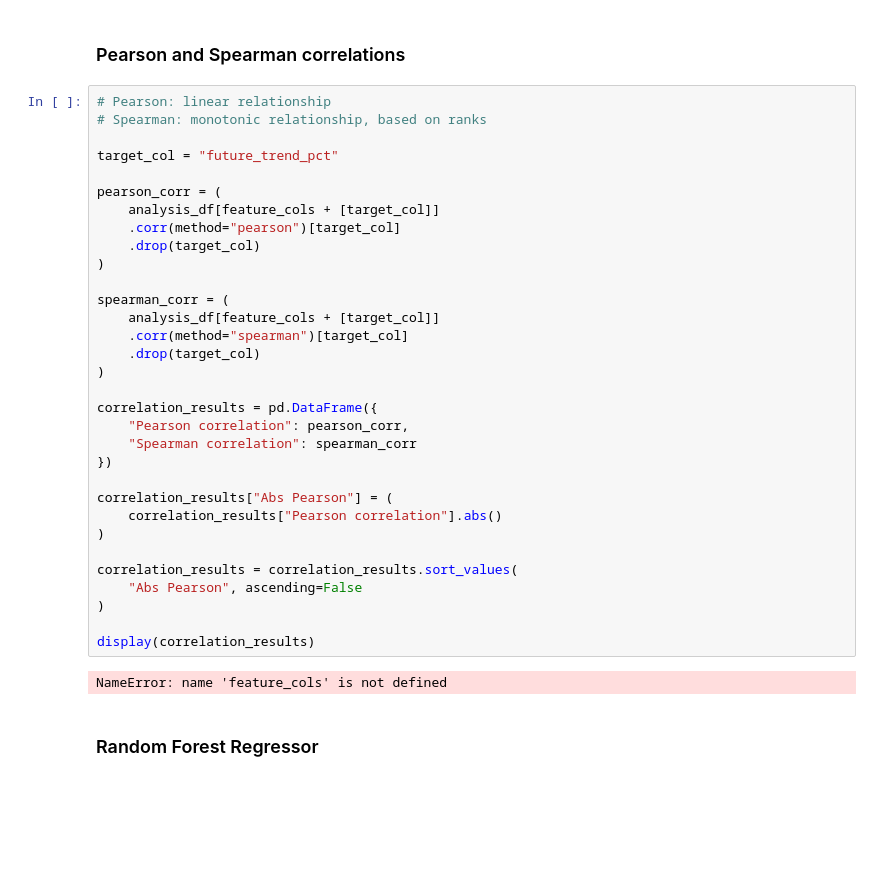
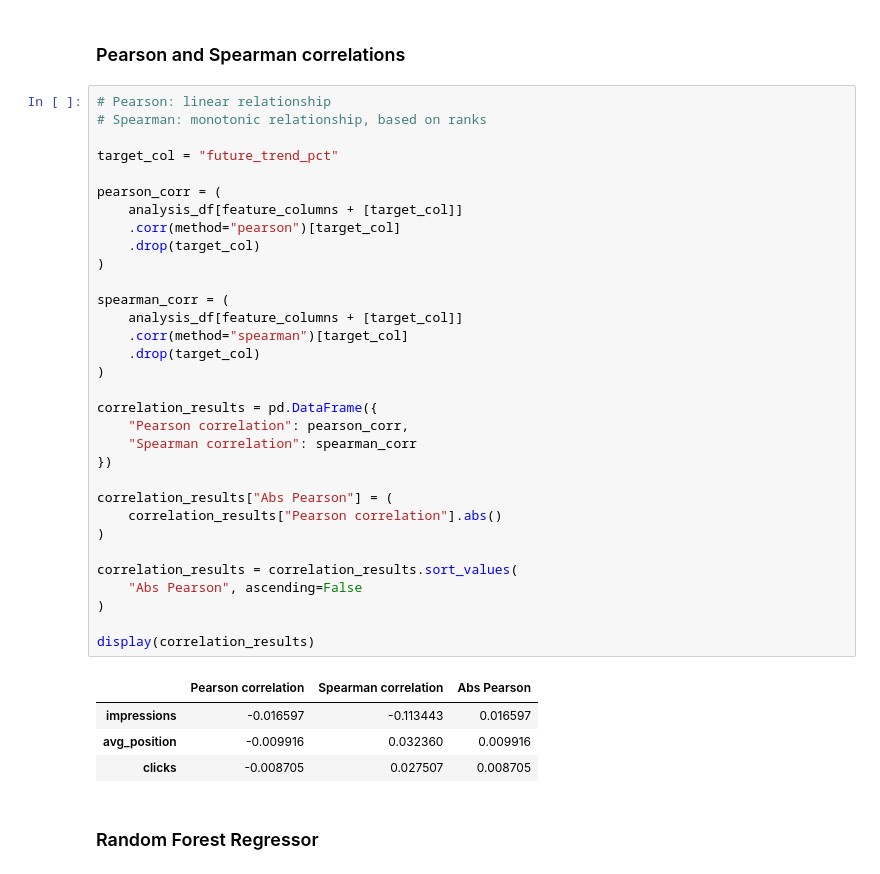
Before and after one commit to ReposofPriyanka/flyrank-ai-internship-ml-track, a Jupyter notebook: work/notebooks/w05_model.ipynb, the cells around one changed output. Saved outputs shown, nothing was run; the diff lists cells and outputs as text; blank space fills up the shorter version.

```diff
--- a/work/notebooks/w05_model.ipynb
+++ b/work/notebooks/w05_model.ipynb
@@ -497,36 +497,39 @@ Rows used: 157790
 # Pearson: linear relationship
 # Spearman: monotonic relationship, based on ranks
 
 target_col = "future_trend_pct"
 
 pearson_corr = (
-    analysis_df[feature_cols + [target_col]]
+    analysis_df[feature_columns + [target_col]]
     .corr(method="pearson")[target_col]
     .drop(target_col)
 )
 
 spearman_corr = (
-    analysis_df[feature_cols + [target_col]]
+    analysis_df[feature_columns + [target_col]]
     .corr(method="spearman")[target_col]
     .drop(target_col)
 )
 
 correlation_results = pd.DataFrame({
     "Pearson correlation": pearson_corr,
     "Spearman correlation": spearman_corr
 })
 
 correlation_results["Abs Pearson"] = (
     correlation_results["Pearson correlation"].abs()
 )
 
 correlation_results = correlation_results.sort_values(
     "Abs Pearson", ascending=False
 )
 
 display(correlation_results)
 # %% [output]
-NameError: name 'feature_cols' is not defined
+|  | Pearson correlation | Spearman correlation | Abs Pearson |
+| impressions | -0.016597 | -0.113443 | 0.016597 |
+| avg_position | -0.009916 | 0.032360 | 0.009916 |
+| clicks | -0.008705 | 0.027507 | 0.008705 |
 # %% [markdown]
 ### Random Forest Regressor
 # %%
```
Also changed, not shown: parts of 7 cells of this notebook.
